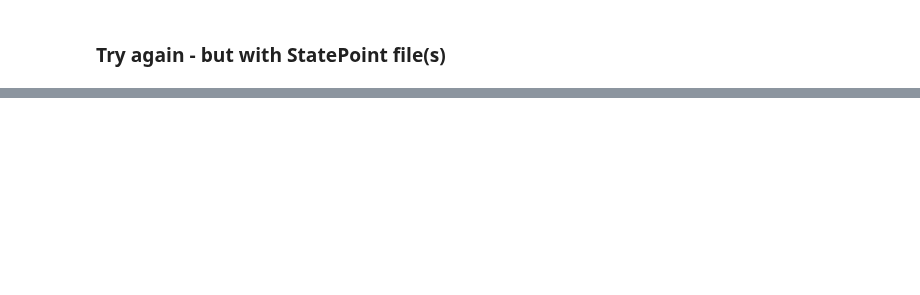
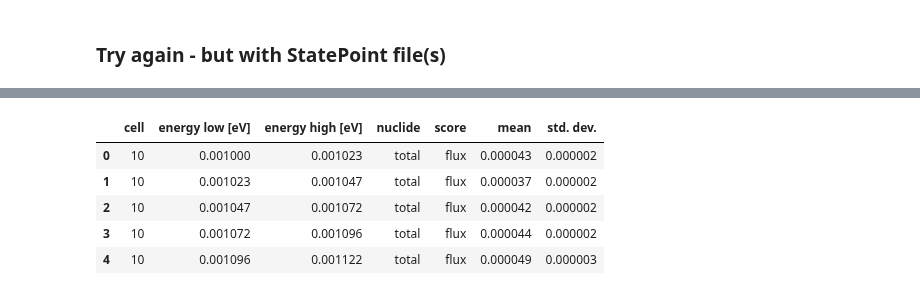
Before and after one commit to stu314159/er362_omc, a Jupyter notebook: examples/pu238_maker/burnup_test1/burnup.ipynb, the cells around one changed output, grey strips where cells are left out. Saved outputs shown, nothing was run; the diff lists cells and outputs as text; code cells hidden in the pictures; blank space fills up the shorter version.

```diff
--- a/examples/pu238_maker/burnup_test1/burnup.ipynb
+++ b/examples/pu238_maker/burnup_test1/burnup.ipynb
@@ -500,0 +411,9 @@ sp.tallies
+# %%
+avg_flux_df.head()
+# %% [output]
+|  | cell | energy low [eV] | energy high [eV] | nuclide | score | mean | std. dev. |
+| 0 | 10 | 0.001000 | 0.001023 | total | flux | 0.000043 | 0.000002 |
+| 1 | 10 | 0.001023 | 0.001047 | total | flux | 0.000037 | 0.000002 |
+| 2 | 10 | 0.001047 | 0.001072 | total | flux | 0.000042 | 0.000002 |
+| 3 | 10 | 0.001072 | 0.001096 | total | flux | 0.000044 | 0.000002 |
+| 4 | 10 | 0.001096 | 0.001122 | total | flux | 0.000049 | 0.000003 |
```
Also changed, not shown: parts of 11 cells of this notebook, 3 other files.
